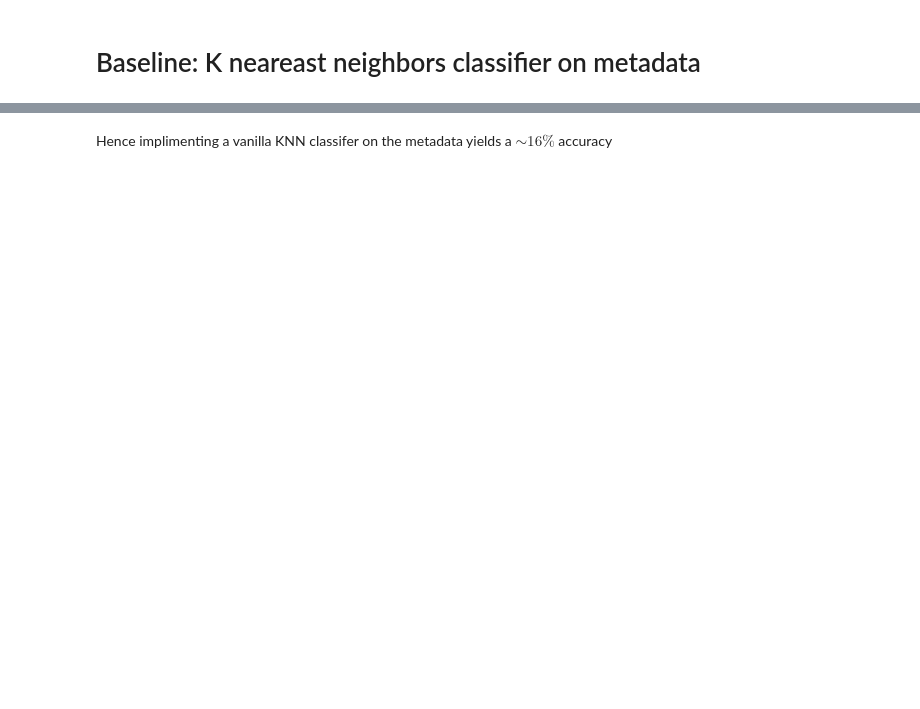
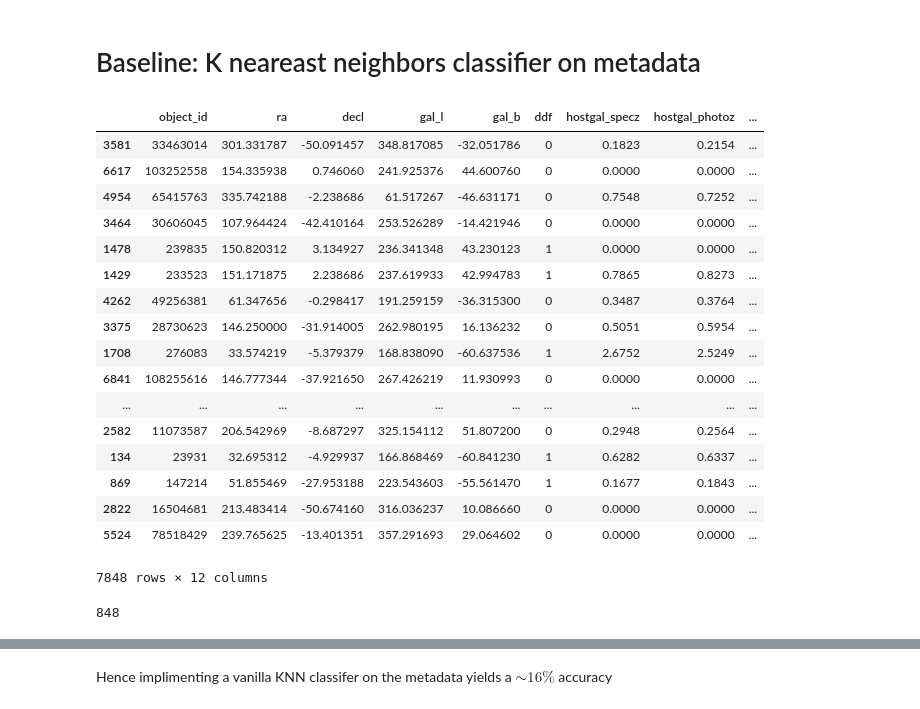
Before and after one commit to neerajkulk/ml_finalproj, a Jupyter notebook: neeraj_baseline.ipynb, the cells around one changed output, grey strips where cells are left out. Cells and saved outputs as stored; diff of their text form; code cells hidden in the pictures; blank space fills up the shorter version.

```diff
--- a/neeraj_baseline.ipynb
+++ b/neeraj_baseline.ipynb
@@ -7,6 +7,27 @@ import pandas as pd
 # %%
 metadata = pd.read_csv('data/training_set_metadata.csv').fillna(0) # import df and replace NaN's w/ zero.
 metadata = metadata.sample(frac=1) # randomly shuffle dataframe
+# %%
+metadata
+# %% [output]
+|  | object_id | ra | decl | gal_l | gal_b | ddf | hostgal_specz | hostgal_photoz | ... |
+| 3581 | 33463014 | 301.331787 | -50.091457 | 348.817085 | -32.051786 | 0 | 0.1823 | 0.2154 | ... |
+| 6617 | 103252558 | 154.335938 | 0.746060 | 241.925376 | 44.600760 | 0 | 0.0000 | 0.0000 | ... |
+| 4954 | 65415763 | 335.742188 | -2.238686 | 61.517267 | -46.631171 | 0 | 0.7548 | 0.7252 | ... |
+| 3464 | 30606045 | 107.964424 | -42.410164 | 253.526289 | -14.421946 | 0 | 0.0000 | 0.0000 | ... |
+| 1478 | 239835 | 150.820312 | 3.134927 | 236.341348 | 43.230123 | 1 | 0.0000 | 0.0000 | ... |
+| 1429 | 233523 | 151.171875 | 2.238686 | 237.619933 | 42.994783 | 1 | 0.7865 | 0.8273 | ... |
+| 4262 | 49256381 | 61.347656 | -0.298417 | 191.259159 | -36.315300 | 0 | 0.3487 | 0.3764 | ... |
+| 3375 | 28730623 | 146.250000 | -31.914005 | 262.980195 | 16.136232 | 0 | 0.5051 | 0.5954 | ... |
+| 1708 | 276083 | 33.574219 | -5.379379 | 168.838090 | -60.637536 | 1 | 2.6752 | 2.5249 | ... |
+| 6841 | 108255616 | 146.777344 | -37.921650 | 267.426219 | 11.930993 | 0 | 0.0000 | 0.0000 | ... |
+| ... | ... | ... | ... | ... | ... | ... | ... | ... | ... |
+| 2582 | 11073587 | 206.542969 | -8.687297 | 325.154112 | 51.807200 | 0 | 0.2948 | 0.2564 | ... |
+| 134 | 23931 | 32.695312 | -4.929937 | 166.868469 | -60.841230 | 1 | 0.6282 | 0.6337 | ... |
+| 869 | 147214 | 51.855469 | -27.953188 | 223.543603 | -55.561470 | 1 | 0.1677 | 0.1843 | ... |
+| 2822 | 16504681 | 213.483414 | -50.674160 | 316.036237 | 10.086660 | 0 | 0.0000 | 0.0000 | ... |
+| 5524 | 78518429 | 239.765625 | -13.401351 | 357.291693 | 29.064602 | 0 | 0.0000 | 0.0000 | ... |
+7848 rows × 12 columns
 # %%
 # Make training - validation/test split
 X_train = metadata.iloc[:7000,0:11].values
@@ -22,0 +53,4 @@ preds = neigh.predict(X_test)
+# %%
+len(y_test)
+# %% [output]
+848
```
Also changed, not shown: parts of 9 cells of this notebook.
